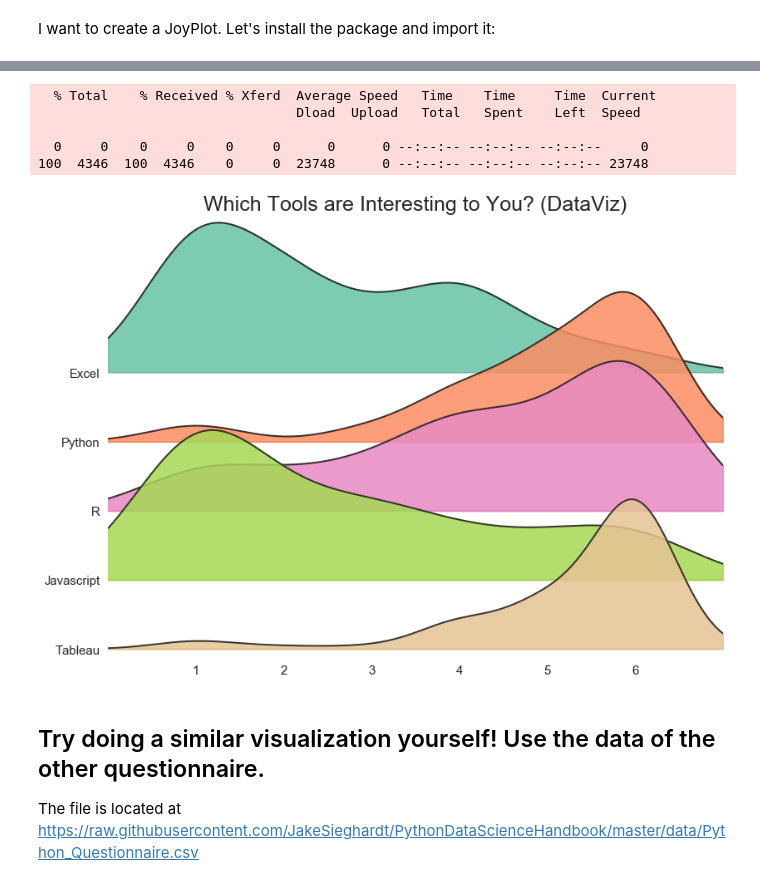
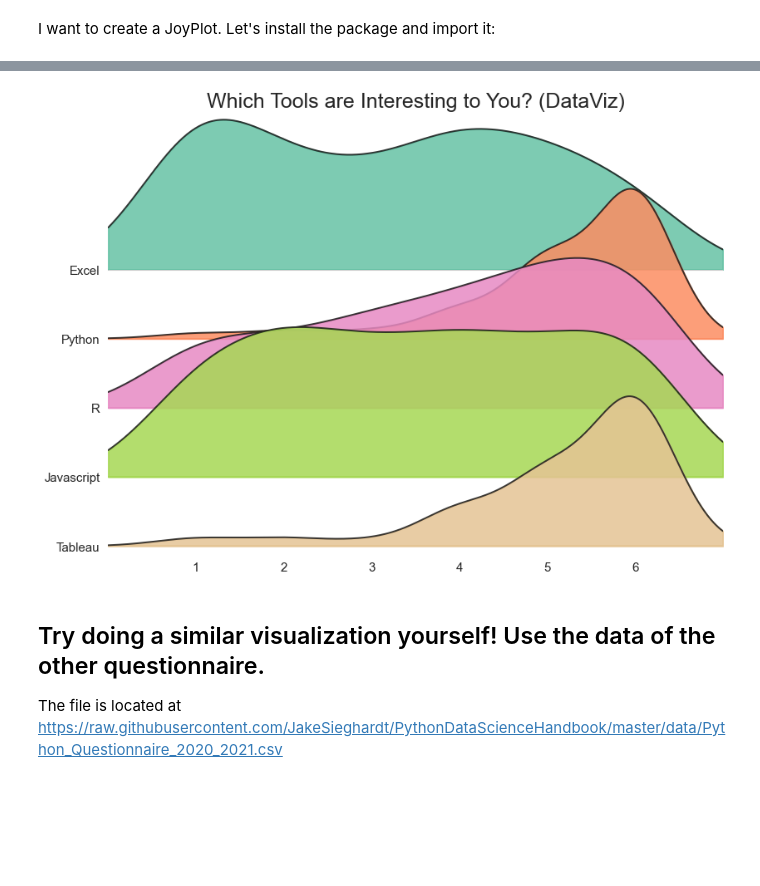
Before and after one commit to JakeSieghardt/PythonDataScienceHandbook, a Jupyter notebook: Data Visualization Lesson 5.ipynb, the cells around one changed output, grey strips where cells are left out. Cells and saved outputs as stored; diff of their text form; code cells hidden in the pictures; blank space fills up the shorter version.

Commit message:
2021 Data

```diff
--- a/Data Visualization Lesson 5.ipynb
+++ b/Data Visualization Lesson 5.ipynb
@@ -872,37 +859,32 @@ Requirement already satisfied: setuptools in c:\users\seveso\appdata\local\progr
 # %%
 # Loading the dataset
-!curl -O "https://raw.githubusercontent.com/JakeSieghardt/PythonDataScienceHandbook/master/data/Tools_Questionnaire.csv"
-df = pd.read_csv('Tools_Questionnaire.csv', delimiter=',')
+!curl -O "https://raw.githubusercontent.com/JakeSieghardt/PythonDataScienceHandbook/master/data/Tools_Questionnaire_2020_2021.csv"
+df = pd.read_csv('Tools_Questionnaire_2020_2021.csv', delimiter=',')
 
 # Change column names
 df.columns = ['Time', 'Excel', 'Python', 'R', 'Javascript', 'Tableau']
 sns.set(style="whitegrid")
 
 # Plot the figures
 fig, axes = joypy.joyplot(df, ylim='own', figsize=(11.7, 8.27),
                           title=f"Which Tools are Interesting to You? (DataViz)",
                           ylabelsize=15, tails=0.2, linewidth=2, overlap=2, alpha=0.85,
                           grid='y', xlim=[1, 6], colormap=cm.Set2)
 
 # Let's make labels and axes bigger
 axes[-1].title.set_fontsize(25)
 for i, item in enumerate(axes):
     item.xaxis.label.set_fontsize(20)
 for item in (axes[-1].get_xticklabels() + axes[-1].get_yticklabels()):
     item.set_fontsize(15)
 
 # Save the plot
 fig.savefig(f'JoyPlot_Tools.png', dpi=300, facecolor='w', bbox_inches='tight', pad_inches=0)
 # %% [output]
-  % Total    % Received % Xferd  Average Speed   Time    Time     Time  Current
-                                 Dload  Upload   Total   Spent    Left  Speed
-
-  0     0    0     0    0     0      0      0 --:--:-- --:--:-- --:--:--     0
-100  4346  100  4346    0     0  23748      0 --:--:-- --:--:-- --:--:-- 23748
-[figure, old version]
+[figure, new version]
 # %% [markdown]
 ## Try doing a similar visualization yourself! Use the data of the other questionnaire.
 
-The file is located at https://raw.githubusercontent.com/JakeSieghardt/PythonDataScienceHandbook/master/data/Python_Questionnaire.csv
+The file is located at https://raw.githubusercontent.com/JakeSieghardt/PythonDataScienceHandbook/master/data/Python_Questionnaire_2020_2021.csv
 # %%
 # Your code here
```
Also changed, not shown: parts of 1 cell of this notebook, 4 other files.
